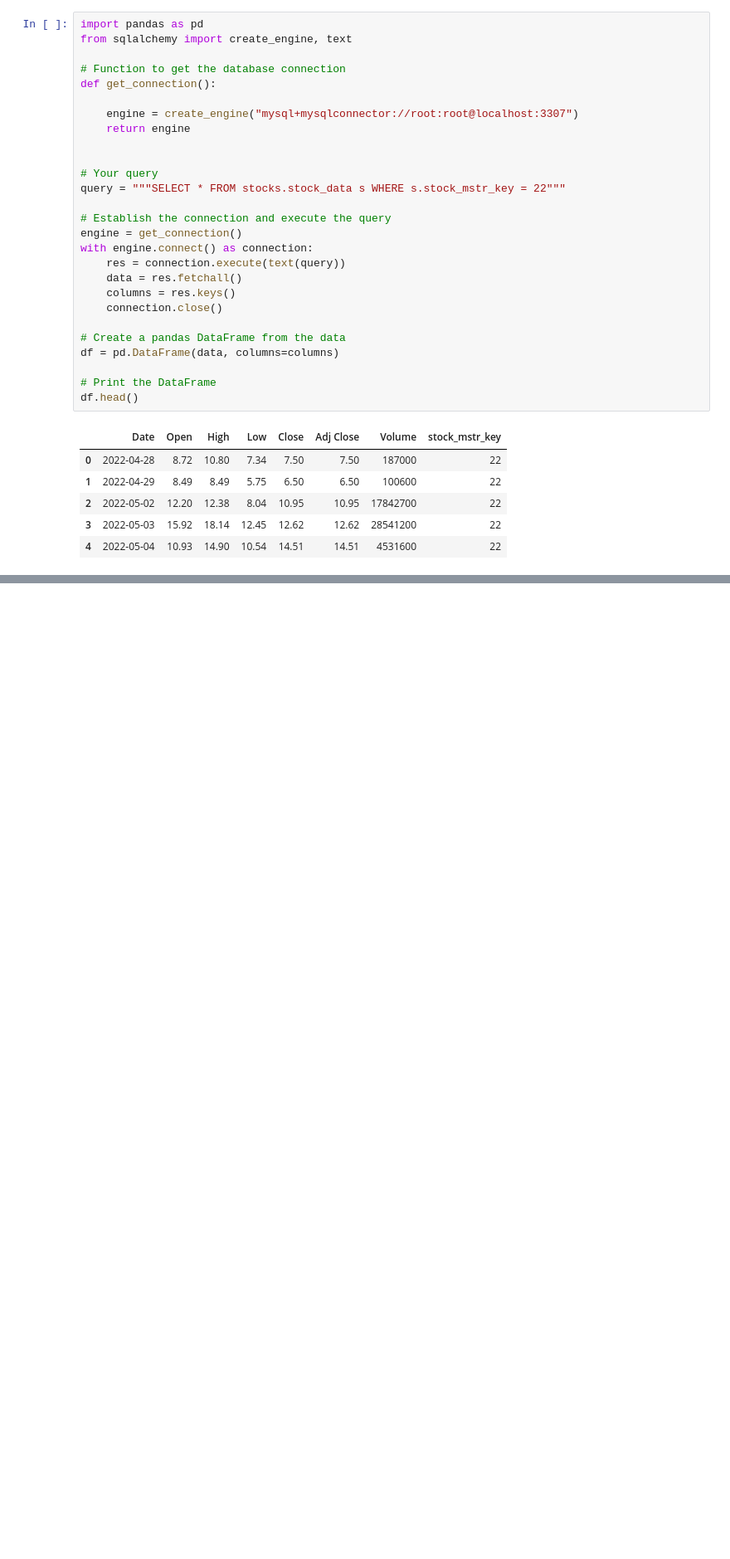
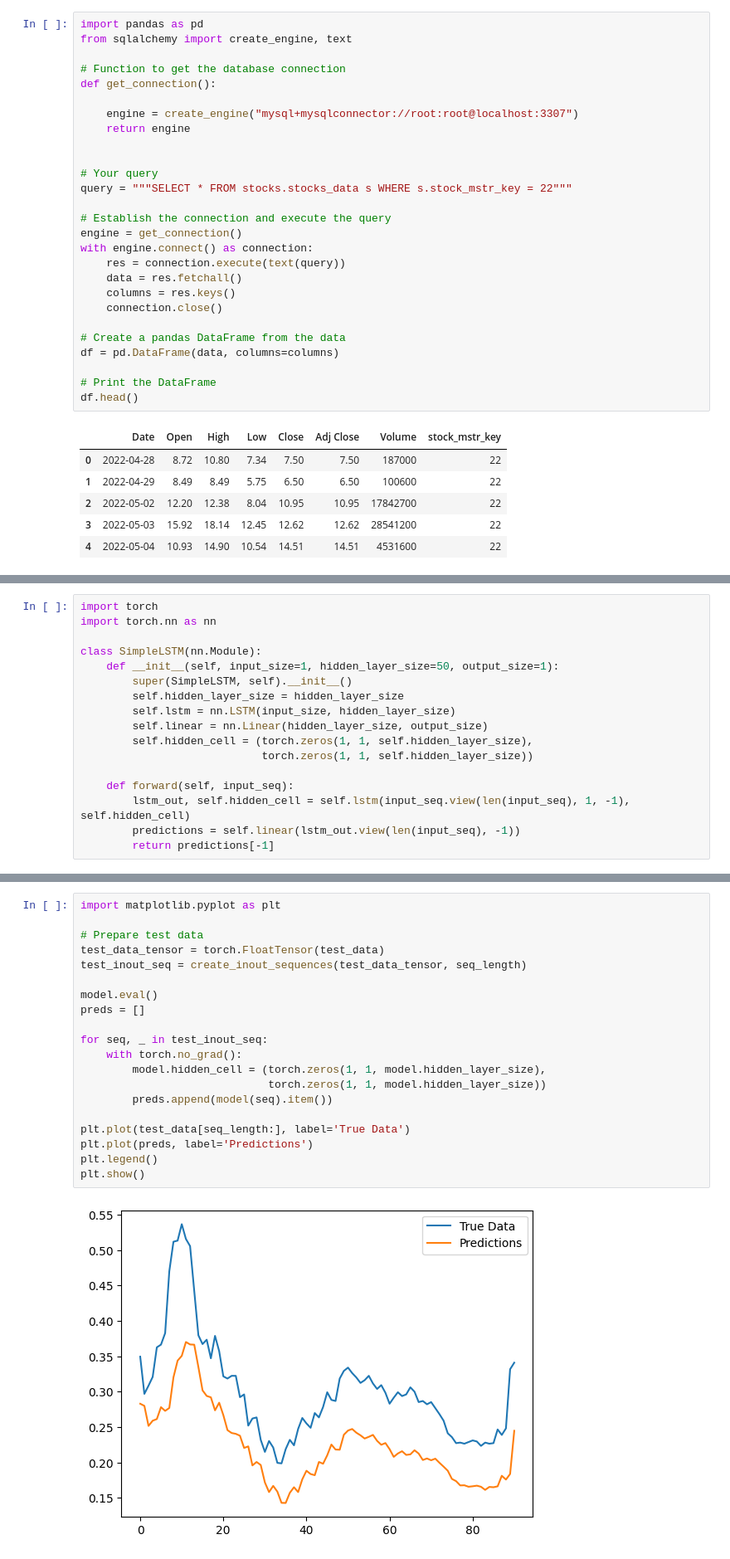
Before and after one commit to zeltrex7/StockETL-Utility, a Jupyter notebook: Main.ipynb, the cells around one changed output, grey strips where cells are left out. Shown: that part at 83% size. Cells and saved outputs as stored; diff of their text form; blank space fills up the shorter version.

```diff
--- a/Main.ipynb
+++ b/Main.ipynb
@@ -272,7 +272,7 @@ def get_connection():
 
 
 # Your query
-query = """SELECT * FROM stocks.stock_data s WHERE s.stock_mstr_key = 22"""
+query = """SELECT * FROM stocks.stocks_data s WHERE s.stock_mstr_key = 22"""
 
 # Establish the connection and execute the query
 engine = get_connection()
@@ -296,0 +364,17 @@ df.head()
+# %%
+import torch
+import torch.nn as nn
+
+class SimpleLSTM(nn.Module):
+    def __init__(self, input_size=1, hidden_layer_size=50, output_size=1):
+        super(SimpleLSTM, self).__init__()
+        self.hidden_layer_size = hidden_layer_size
+        self.lstm = nn.LSTM(input_size, hidden_layer_size)
+        self.linear = nn.Linear(hidden_layer_size, output_size)
+        self.hidden_cell = (torch.zeros(1, 1, self.hidden_layer_size),
+                            torch.zeros(1, 1, self.hidden_layer_size))
+
+    def forward(self, input_seq):
+        lstm_out, self.hidden_cell = self.lstm(input_seq.view(len(input_seq), 1, -1), self.hidden_cell)
+        predictions = self.linear(lstm_out.view(len(input_seq), -1))
+        return predictions[-1]
@@ -296,0 +440,22 @@ df.head()
+# %%
+import matplotlib.pyplot as plt
+
+# Prepare test data
+test_data_tensor = torch.FloatTensor(test_data)
+test_inout_seq = create_inout_sequences(test_data_tensor, seq_length)
+
+model.eval()
+preds = []
+
+for seq, _ in test_inout_seq:
+    with torch.no_grad():
+        model.hidden_cell = (torch.zeros(1, 1, model.hidden_layer_size),
+                             torch.zeros(1, 1, model.hidden_layer_size))
+        preds.append(model(seq).item())
+
+plt.plot(test_data[seq_length:], label='True Data')
+plt.plot(preds, label='Predictions')
+plt.legend()
+plt.show()
+# %% [output]
+[figure, added]
```
Also changed, not shown: parts of 3 cells of this notebook, 9 other files.
